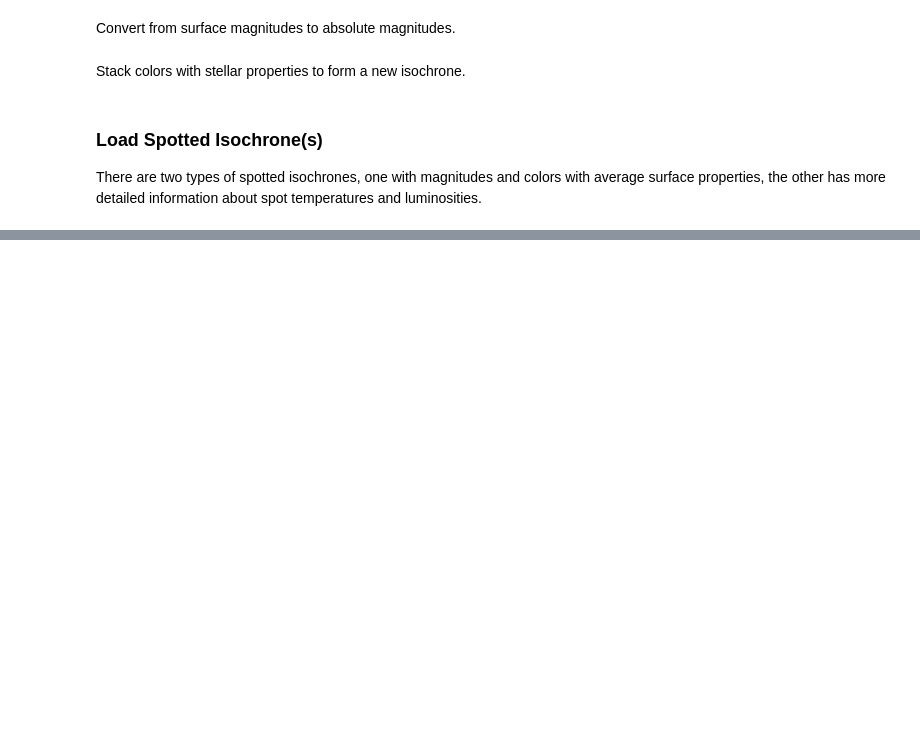
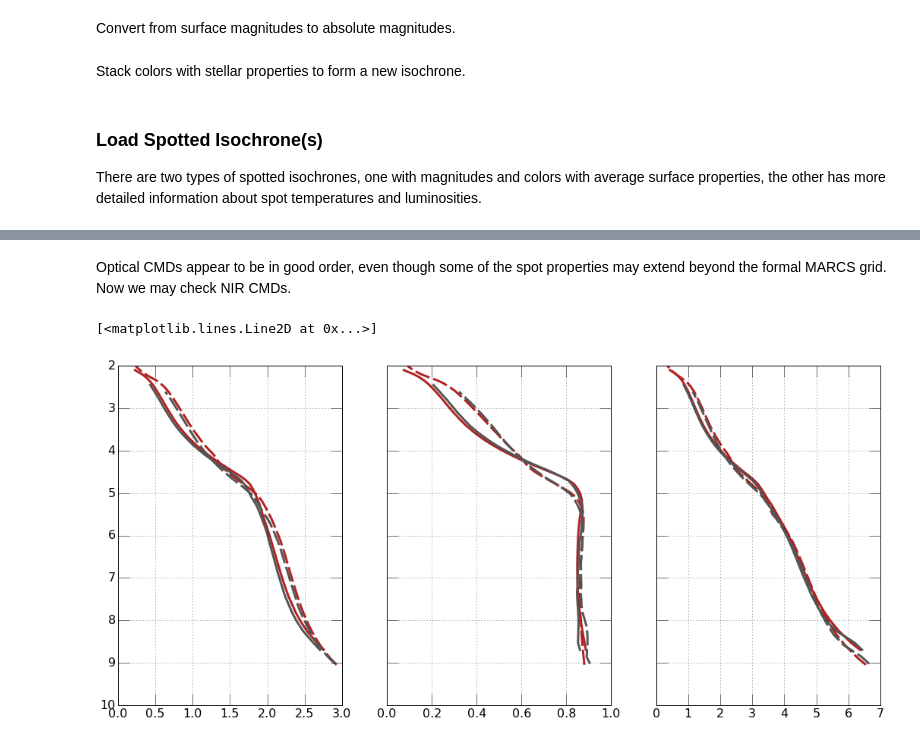
Before and after one commit to gfeiden/Notebook, a Jupyter notebook: Projects/ngc2516_spots/cool_spot_colors.ipynb, the cells around one changed output, grey strips where cells are left out. Drawn from its saved outputs; the diff is of its cells as text; code cells hidden in the pictures; blank space fills up the shorter version.

```diff
--- a/Projects/ngc2516_spots/cool_spot_colors.ipynb
+++ b/Projects/ngc2516_spots/cool_spot_colors.ipynb
@@ -50,0 +130,33 @@ There are two types of spotted isochrones, one with magnitudes and colors with a
+# %% [markdown]
+Optical CMDs appear to be in good order, even though some of the spot properties may extend beyond the formal MARCS grid. Now we may check NIR CMDs.
+# %%
+fig, ax = plt.subplots(1, 3, figsize=(18., 8.), sharey=True)
+
+for axis in ax:
+    axis.grid(True)
+    axis.set_ylim(10., 2.)
+    axis.tick_params(which='major', axis='both', labelsize=16., length=15.)
+
+# K/(Ic-K)
+ax[0].set_xlim(0.0, 3.0)
+ax[0].plot(iso[:, 8] - iso[:, 10], iso[:, 10], lw=3, c='#b22222')
+ax[0].plot(spot_mags[:, 10] - spot_mags[:, 13], spot_mags[:, 13], dashes=(20., 5.), lw=3, c='#b22222')
+ax[0].plot(phx_iso[:, 9] - phx_iso[:, 12], phx_iso[:, 12], lw=3, c='#555555')
+ax[0].plot(spt_iso[:, 9] - spt_iso[:, 12], spt_iso[:, 12], dashes=(20., 5.), lw=3, c='#555555')
+
+# K/(J-K)
+ax[1].set_xlim(0.0, 1.0)
+ax[1].plot(iso[:, 9] - iso[:, 10], iso[:, 10], lw=3, c='#b22222')
+ax[1].plot(spot_mags[:, 11] - spot_mags[:,13], spot_mags[:, 13], dashes=(20., 5.), lw=3, c='#b22222')
+ax[1].plot(phx_iso[:, 10] - phx_iso[:, 12], phx_iso[:, 12], lw=3, c='#555555')
+ax[1].plot(spt_iso[:, 10] - spt_iso[:, 12], spt_iso[:, 12], dashes=(20., 5.), lw=3, c='#555555')
+
+# K/(V-K)
+ax[2].set_xlim(0.0, 7.0)
+ax[2].plot(iso[:, 7] - iso[:,10], iso[:, 10], lw=3, c='#b22222')
+ax[2].plot(spot_mags[:, 8] - spot_mags[:,13], spot_mags[:, 13], dashes=(20., 5.), lw=3, c='#b22222')
+ax[2].plot(phx_iso[:, 7] - phx_iso[:,12], phx_iso[:, 12], lw=3, c='#555555')
+ax[2].plot(spt_iso[:, 7] - spt_iso[:,12], spt_iso[:, 12], dashes=(20., 5.), lw=3, c='#555555')
+# %% [output]
+[<matplotlib.lines.Line2D at 0x...>]
+[figure, added]
```
Also changed, not shown: parts of 14 cells of this notebook.
